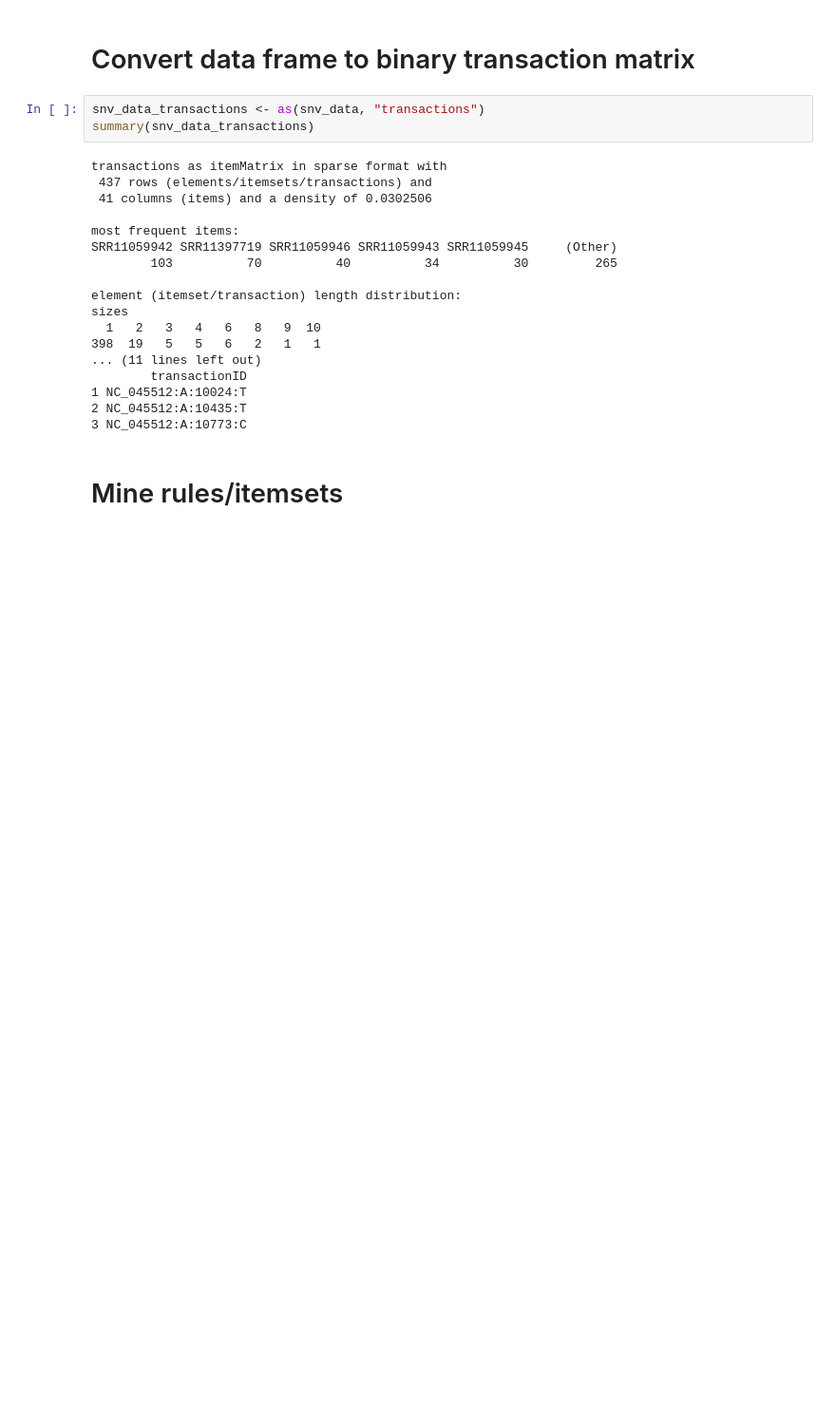
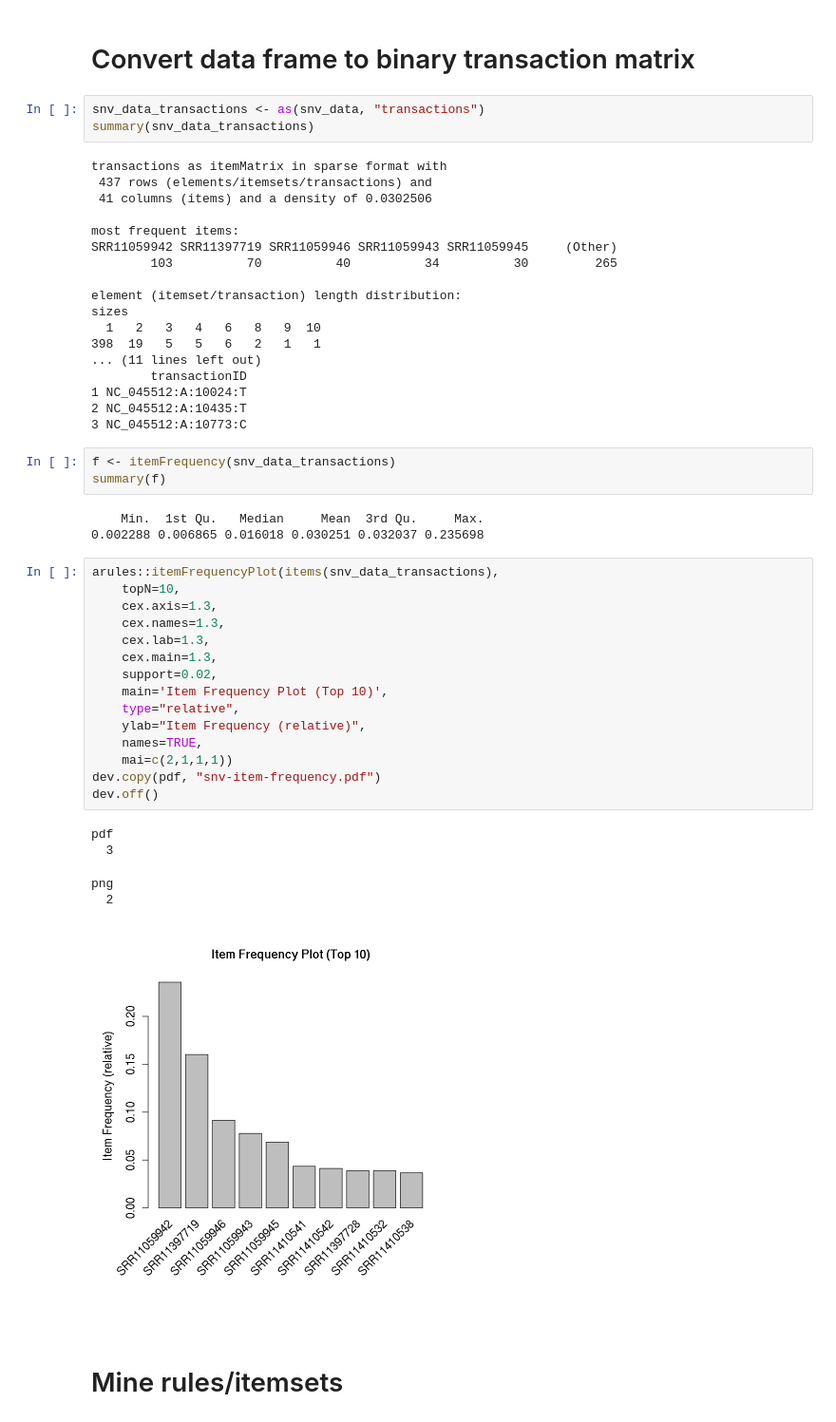
Before and after one commit to apetkau/comp7944-project, a Jupyter notebook: analysis/snv-data/snv-mining.ipynb, the cells around one changed output. Shown at 95% size. Cells and saved outputs as stored; diff of their text form; blank space fills up the shorter version.

```diff
--- a/analysis/snv-data/snv-mining.ipynb
+++ b/analysis/snv-data/snv-mining.ipynb
@@ -55,6 +55,33 @@ sizes
 1 NC_045512:A:10024:T
 2 NC_045512:A:10435:T
 3 NC_045512:A:10773:C
+# %%
+f <- itemFrequency(snv_data_transactions)
+summary(f)
+# %% [output]
+    Min.  1st Qu.   Median     Mean  3rd Qu.     Max.
+0.002288 0.006865 0.016018 0.030251 0.032037 0.235698
+# %%
+arules::itemFrequencyPlot(items(snv_data_transactions),
+    topN=10,
+    cex.axis=1.3,
+    cex.names=1.3,
+    cex.lab=1.3,
+    cex.main=1.3,
+    support=0.02,
+    main='Item Frequency Plot (Top 10)',
+    type="relative",
+    ylab="Item Frequency (relative)",
+    names=TRUE,
+    mai=c(2,1,1,1))
+dev.copy(pdf, "snv-item-frequency.pdf")
+dev.off()
+# %% [output]
+pdf
+  3
+png
+  2
+[figure, added]
 # %% [markdown]
 # Mine rules/itemsets
 # %%
```
Also changed, not shown: parts of 9 cells of this notebook, 8 other files.
